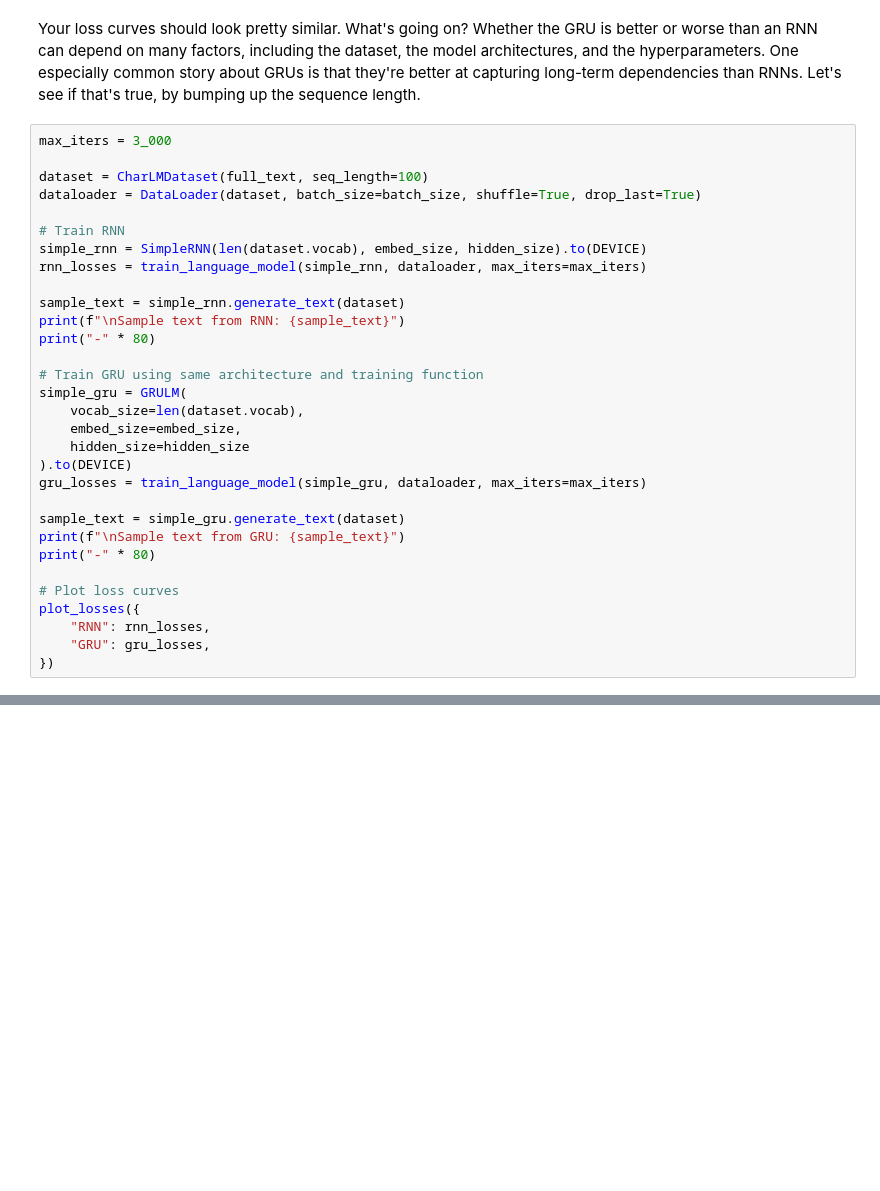
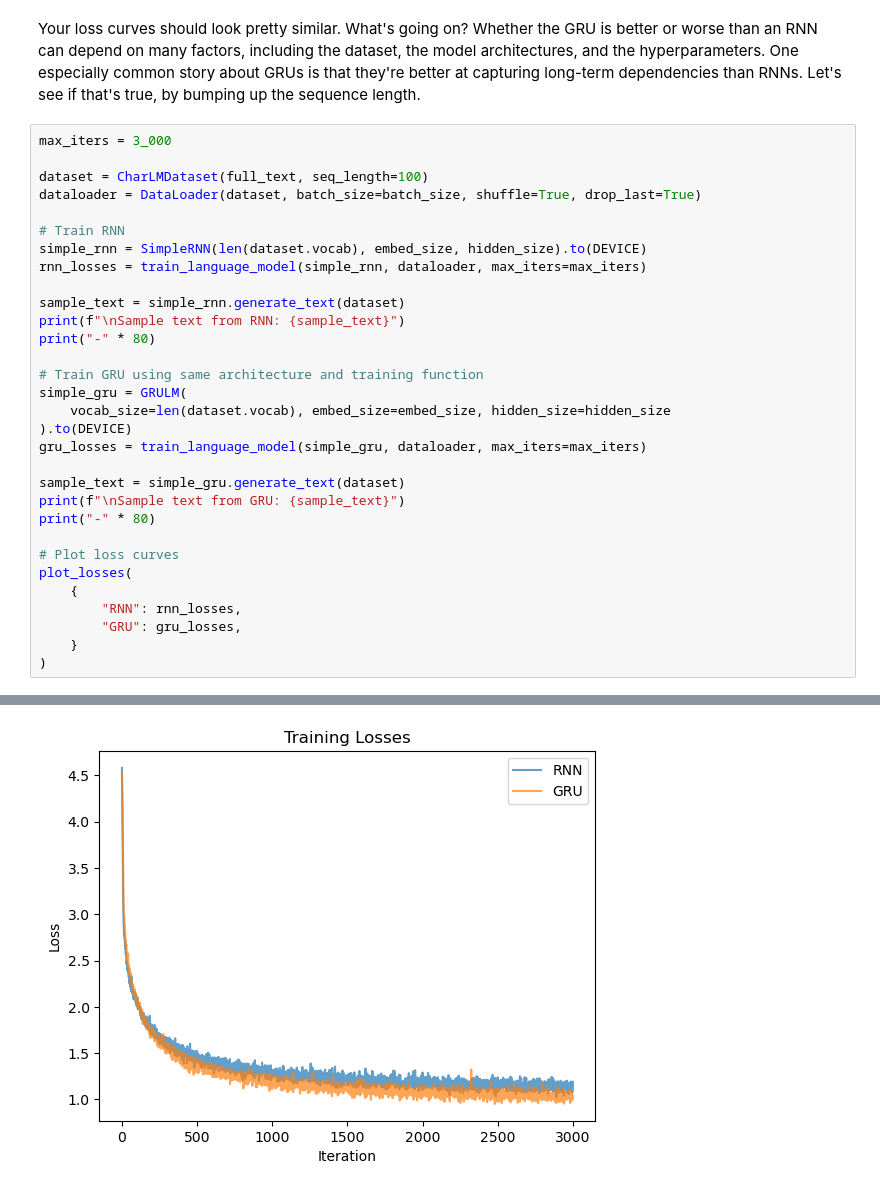
Before and after one commit to zzfz1/CS7150-Homework-3, a Jupyter notebook: HW3_1_LanguageModelArchitectures.ipynb, the cells around one changed output, grey strips where cells are left out. Drawn from its saved outputs; the diff is of its cells as text; blank space fills up the shorter version.

```diff
--- a/HW3_1_LanguageModelArchitectures.ipynb
+++ b/HW3_1_LanguageModelArchitectures.ipynb
@@ -972,9 +1227,7 @@ print("-" * 80)
 
 # Train GRU using same architecture and training function
 simple_gru = GRULM(
-    vocab_size=len(dataset.vocab),
-    embed_size=embed_size,
-    hidden_size=hidden_size
+    vocab_size=len(dataset.vocab), embed_size=embed_size, hidden_size=hidden_size
 ).to(DEVICE)
 gru_losses = train_language_model(simple_gru, dataloader, max_iters=max_iters)
 
@@ -983,7 +1236,10 @@ print(f"\nSample text from GRU: {sample_text}")
 print("-" * 80)
 
 # Plot loss curves
-plot_losses({
-    "RNN": rnn_losses,
-    "GRU": gru_losses,
-})
+plot_losses(
+    {
+        "RNN": rnn_losses,
+        "GRU": gru_losses,
+    }
+)
+# %% [output]
@@ -990,3 +1263,4 @@ plot_losses({
+[figure, added]
 # %% [markdown]
 # Transformer LM
 
```
Also changed, not shown: parts of 19 cells of this notebook.
